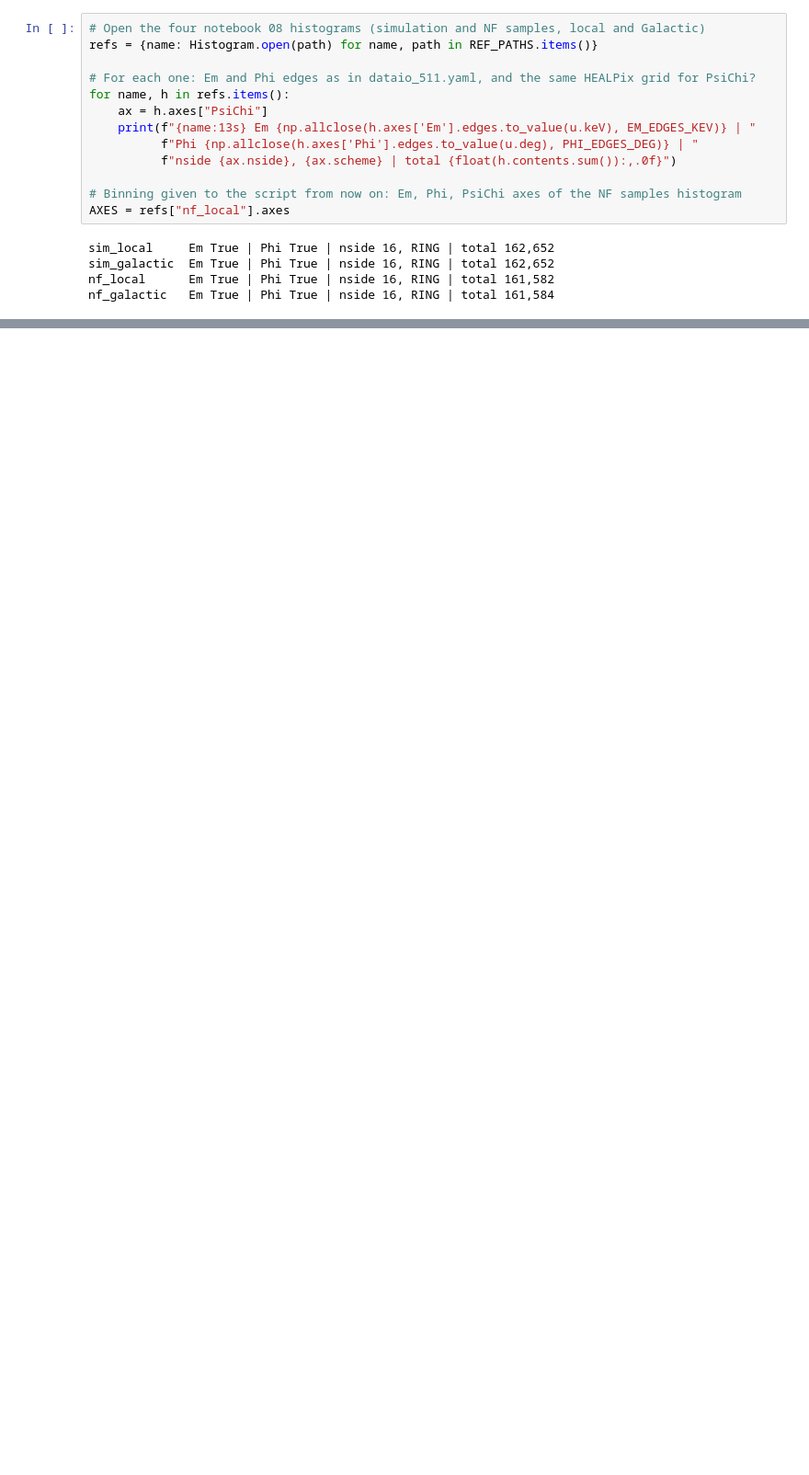
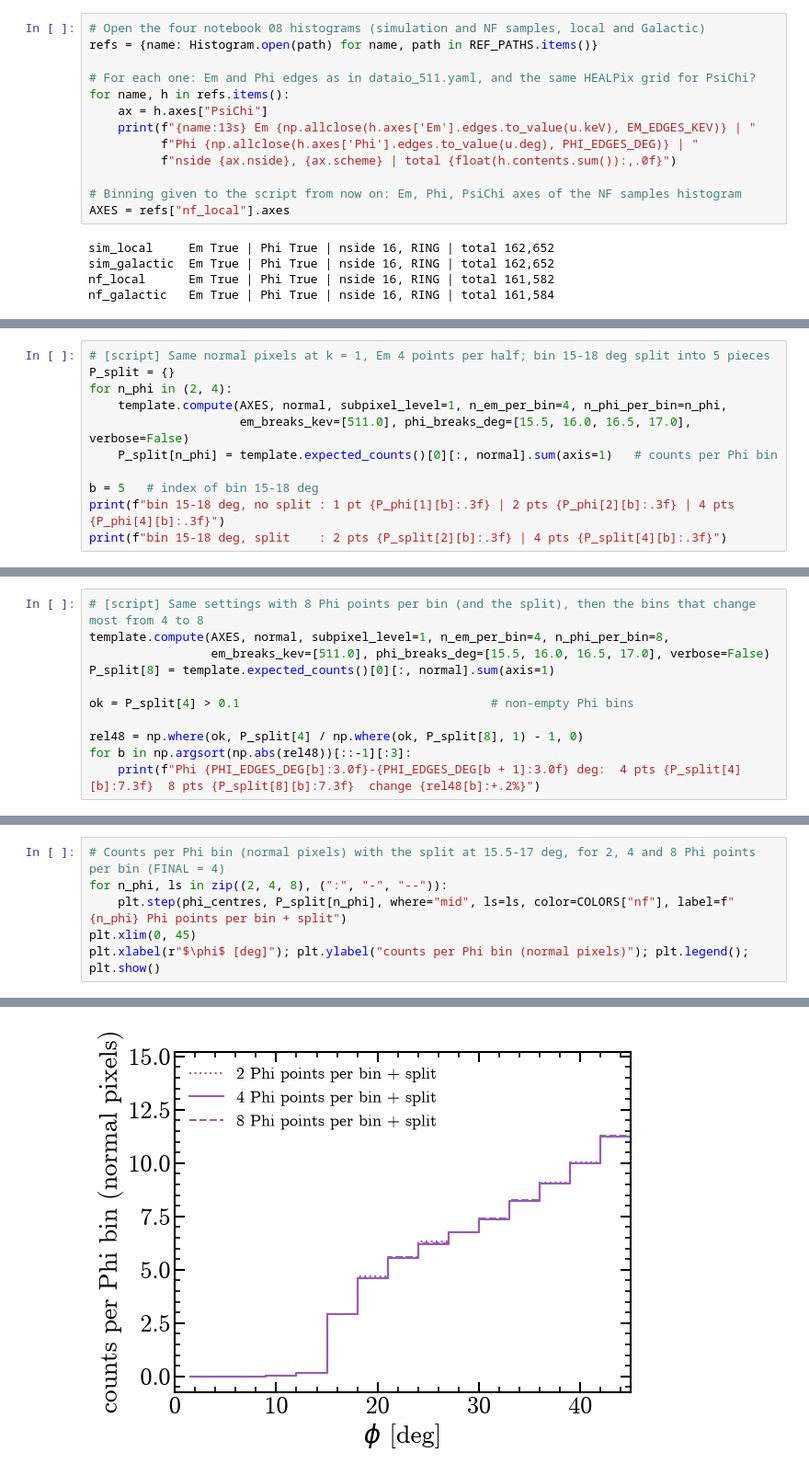
Before and after one commit to mquezada13/cosipy-background-nf, a Jupyter notebook: notebooks/09_nf_background.ipynb, the cells around one changed output, grey strips where cells are left out. Shown at 92% size. Saved outputs shown, nothing was run; the diff lists cells and outputs as text; blank space fills up the shorter version.

```diff
--- a/notebooks/09_nf_background.ipynb
+++ b/notebooks/09_nf_background.ipynb
@@ -191,0 +267,11 @@ sum: integral 978.4  NF samples 835
+# %%
+# [script] Same normal pixels at k = 1, Em 4 points per half; bin 15-18 deg split into 5 pieces
+P_split = {}
+for n_phi in (2, 4):
+    template.compute(AXES, normal, subpixel_level=1, n_em_per_bin=4, n_phi_per_bin=n_phi,
+                     em_breaks_kev=[511.0], phi_breaks_deg=[15.5, 16.0, 16.5, 17.0], verbose=False)
+    P_split[n_phi] = template.expected_counts()[0][:, normal].sum(axis=1)   # counts per Phi bin
+
+b = 5   # index of bin 15-18 deg
+print(f"bin 15-18 deg, no split : 1 pt {P_phi[1][b]:.3f} | 2 pts {P_phi[2][b]:.3f} | 4 pts {P_phi[4][b]:.3f}")
+print(f"bin 15-18 deg, split    : 2 pts {P_split[2][b]:.3f} | 4 pts {P_split[4][b]:.3f}")
@@ -191,0 +281,11 @@ sum: integral 978.4  NF samples 835
+# %%
+# [script] Same settings with 8 Phi points per bin (and the split), then the bins that change most from 4 to 8
+template.compute(AXES, normal, subpixel_level=1, n_em_per_bin=4, n_phi_per_bin=8,
+                 em_breaks_kev=[511.0], phi_breaks_deg=[15.5, 16.0, 16.5, 17.0], verbose=False)
+P_split[8] = template.expected_counts()[0][:, normal].sum(axis=1)
+
+ok = P_split[4] > 0.1                                   # non-empty Phi bins
+
+rel48 = np.where(ok, P_split[4] / np.where(ok, P_split[8], 1) - 1, 0)
+for b in np.argsort(np.abs(rel48))[::-1][:3]:
+    print(f"Phi {PHI_EDGES_DEG[b]:3.0f}-{PHI_EDGES_DEG[b + 1]:3.0f} deg:  4 pts {P_split[4][b]:7.3f}  8 pts {P_split[8][b]:7.3f}  change {rel48[b]:+.2%}")
@@ -191,0 +296,7 @@ sum: integral 978.4  NF samples 835
+# %%
+# Counts per Phi bin (normal pixels) with the split at 15.5-17 deg, for 2, 4 and 8 Phi points per bin (FINAL = 4)
+for n_phi, ls in zip((2, 4, 8), (":", "-", "--")):
+    plt.step(phi_centres, P_split[n_phi], where="mid", ls=ls, color=COLORS["nf"], label=f"{n_phi} Phi points per bin + split")
+plt.xlim(0, 45)
+plt.xlabel(r"$\phi$ [deg]"); plt.ylabel("counts per Phi bin (normal pixels)"); plt.legend(); plt.show()
+# %% [output]
@@ -191,0 +304 @@ sum: integral 978.4  NF samples 835
+[figure, added]
```
Also changed, not shown: parts of 57 cells of this notebook.
